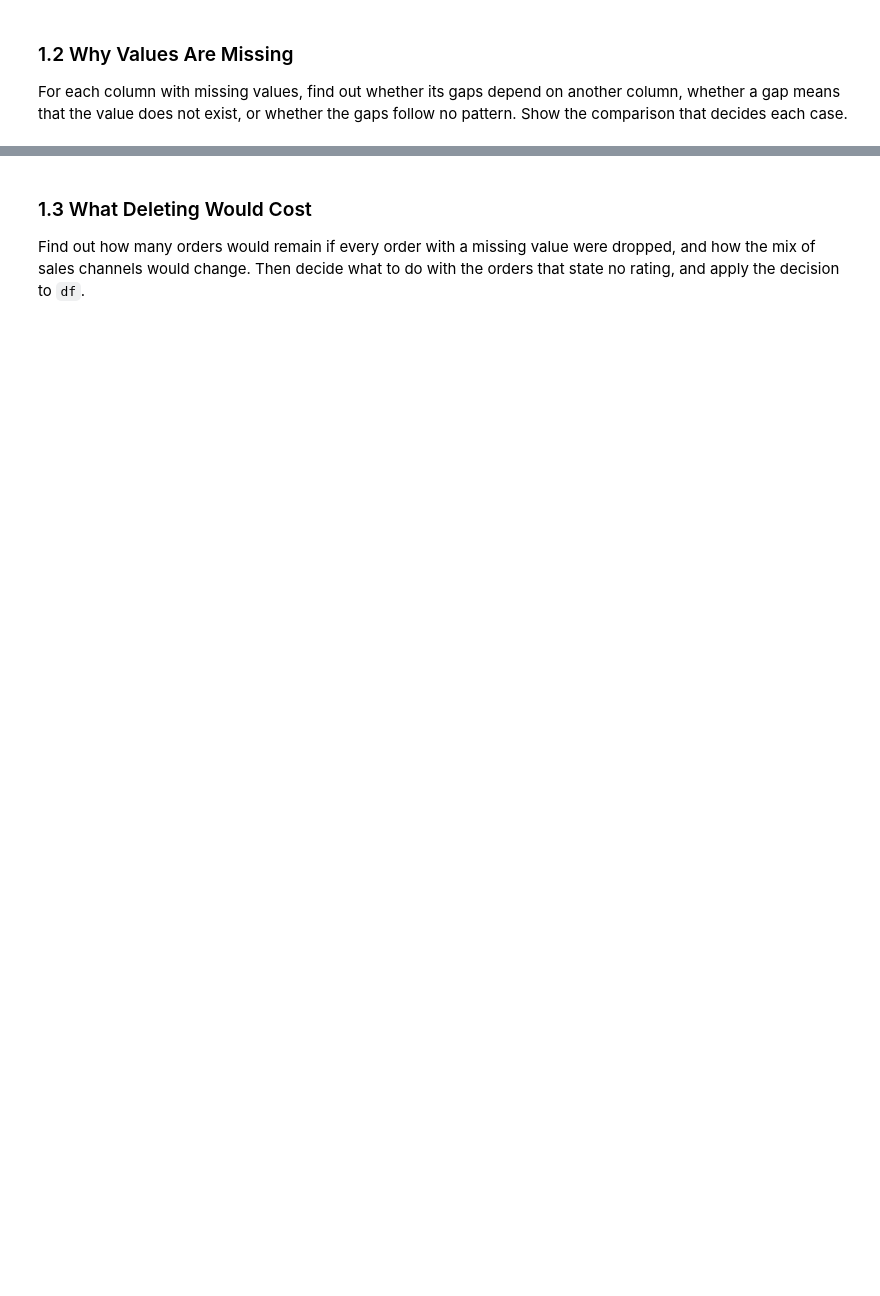
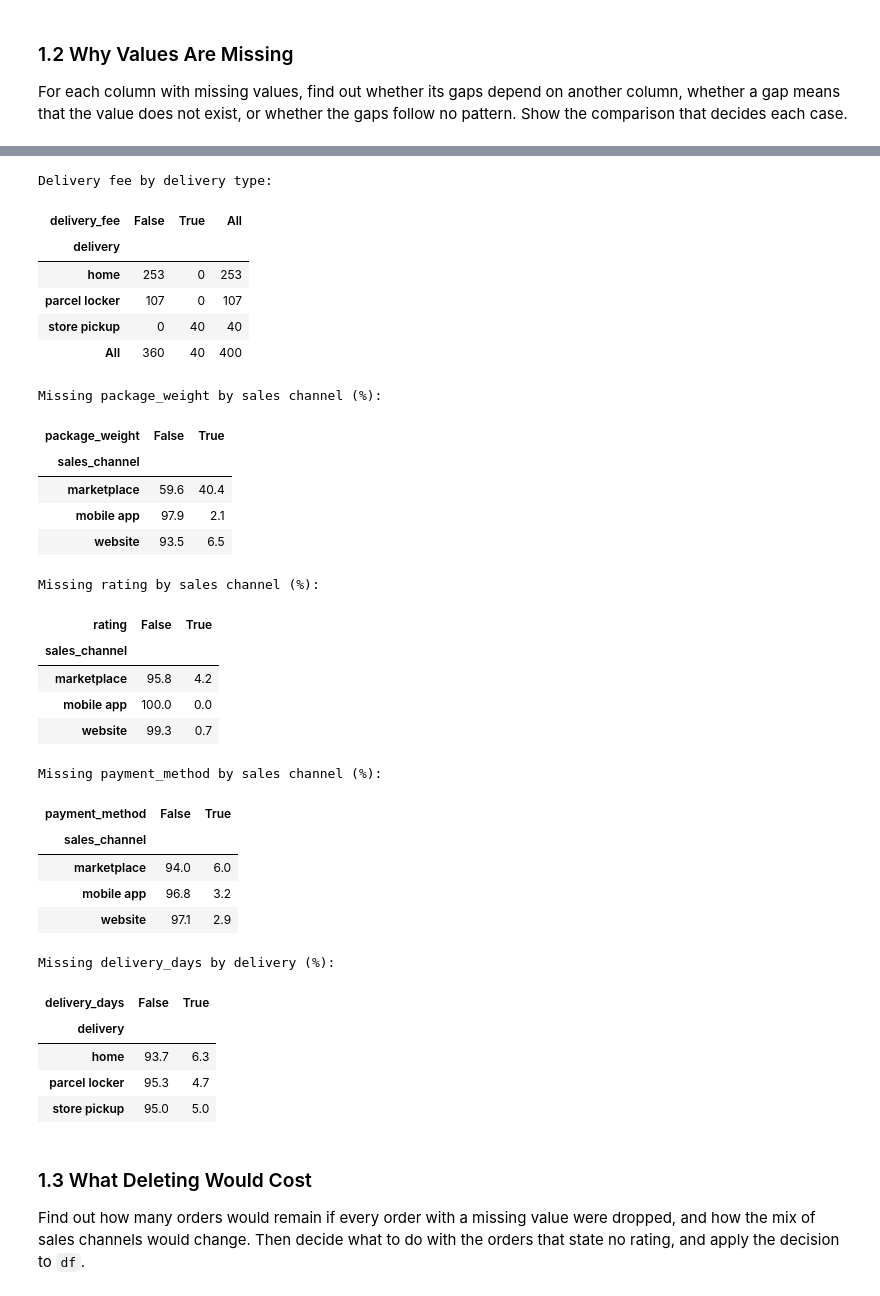
Before and after one commit to andrejgruevski/data-science, a Jupyter notebook: labs/03-online-orders/notebook.ipynb, the cells around one changed output, grey strips where cells are left out. Saved outputs shown, nothing was run; the diff lists cells and outputs as text; code cells hidden in the pictures; blank space fills up the shorter version.

```diff
--- a/labs/03-online-orders/notebook.ipynb
+++ b/labs/03-online-orders/notebook.ipynb
@@ -111,3 +219,67 @@ For each column with missing values, find out whether its gaps depend on another
+# %%
+
+# Structural missingness: delivery_fee
+print("Delivery fee by delivery type:")
+display(
+    pd.crosstab(
+        df["delivery"],
+        df["delivery_fee"].isna(),
+        margins=True
+    )
+)
+
+# Missing values depending on sales channel
+for col in ["package_weight", "rating", "payment_method"]:
+    print(f"\nMissing {col} by sales channel (%):")
+    display(
+        pd.crosstab(
+            df["sales_channel"],
+            df[col].isna(),
+            normalize="index"
+        ).mul(100).round(1)
+    )
+
+# Missing delivery days by delivery type
+print("\nMissing delivery_days by delivery (%):")
+display(
+    pd.crosstab(
+        df["delivery"],
+        df["delivery_days"].isna(),
+        normalize="index"
+    ).mul(100).round(1)
+)
+# %% [output]
+Delivery fee by delivery type:
+| delivery_fee | False | True | All |
+| delivery |  |  |  |
+| home | 253 | 0 | 253 |
+| parcel locker | 107 | 0 | 107 |
+| store pickup | 0 | 40 | 40 |
+| All | 360 | 40 | 400 |
+Missing package_weight by sales channel (%):
+| package_weight | False | True |
+| sales_channel |  |  |
+| marketplace | 59.6 | 40.4 |
+| mobile app | 97.9 | 2.1 |
+| website | 93.5 | 6.5 |
+Missing rating by sales channel (%):
+| rating | False | True |
+| sales_channel |  |  |
+| marketplace | 95.8 | 4.2 |
+| mobile app | 100.0 | 0.0 |
+| website | 99.3 | 0.7 |
+Missing payment_method by sales channel (%):
+| payment_method | False | True |
+| sales_channel |  |  |
+| marketplace | 94.0 | 6.0 |
+| mobile app | 96.8 | 3.2 |
+| website | 97.1 | 2.9 |
+Missing delivery_days by delivery (%):
+| delivery_days | False | True |
+| delivery |  |  |
+| home | 93.7 | 6.3 |
+| parcel locker | 95.3 | 4.7 |
+| store pickup | 95.0 | 5.0 |
 # %% [markdown]
 ### 1.3 What Deleting Would Cost
 
```
Also changed, not shown: parts of 6 cells of this notebook.
